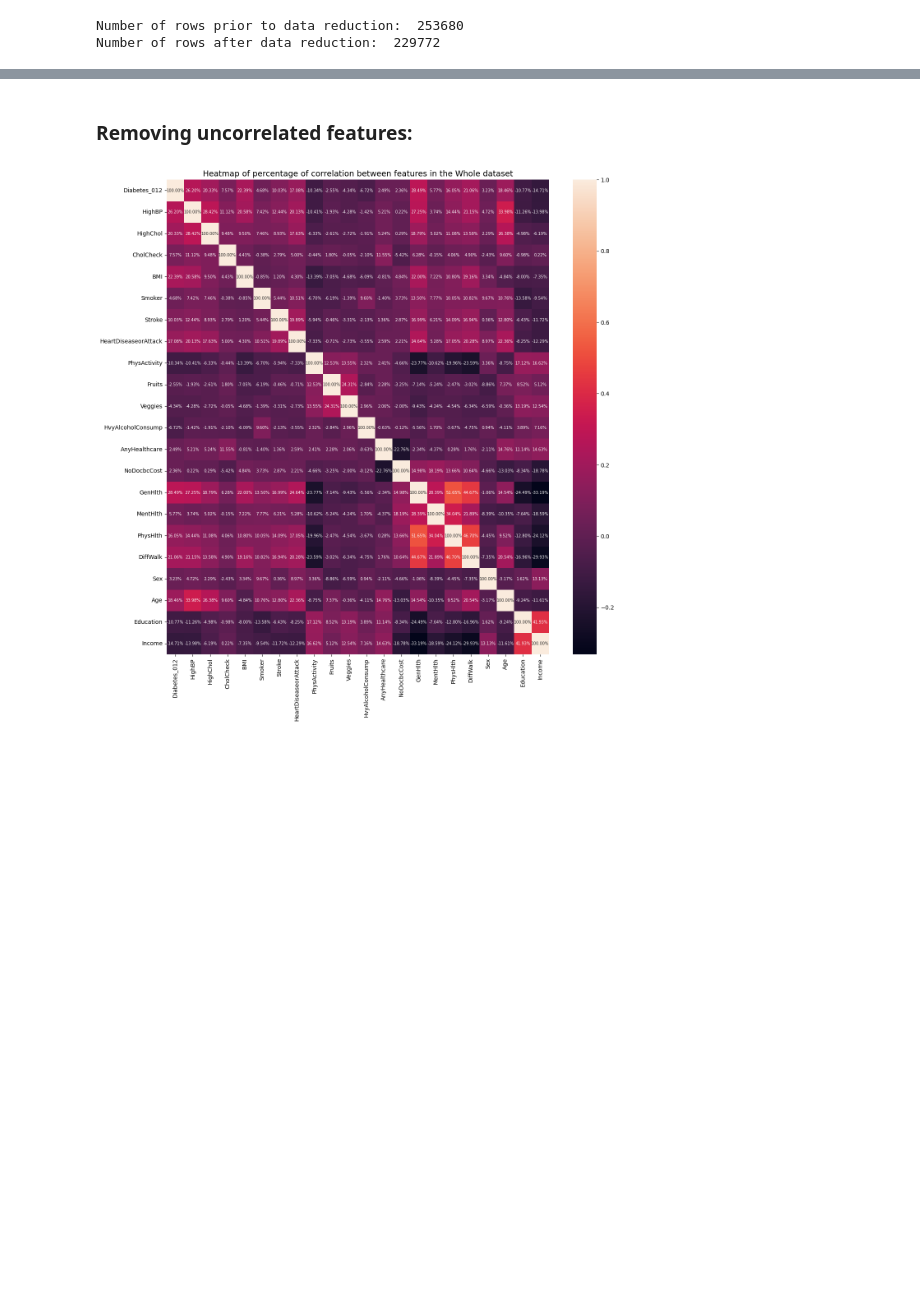
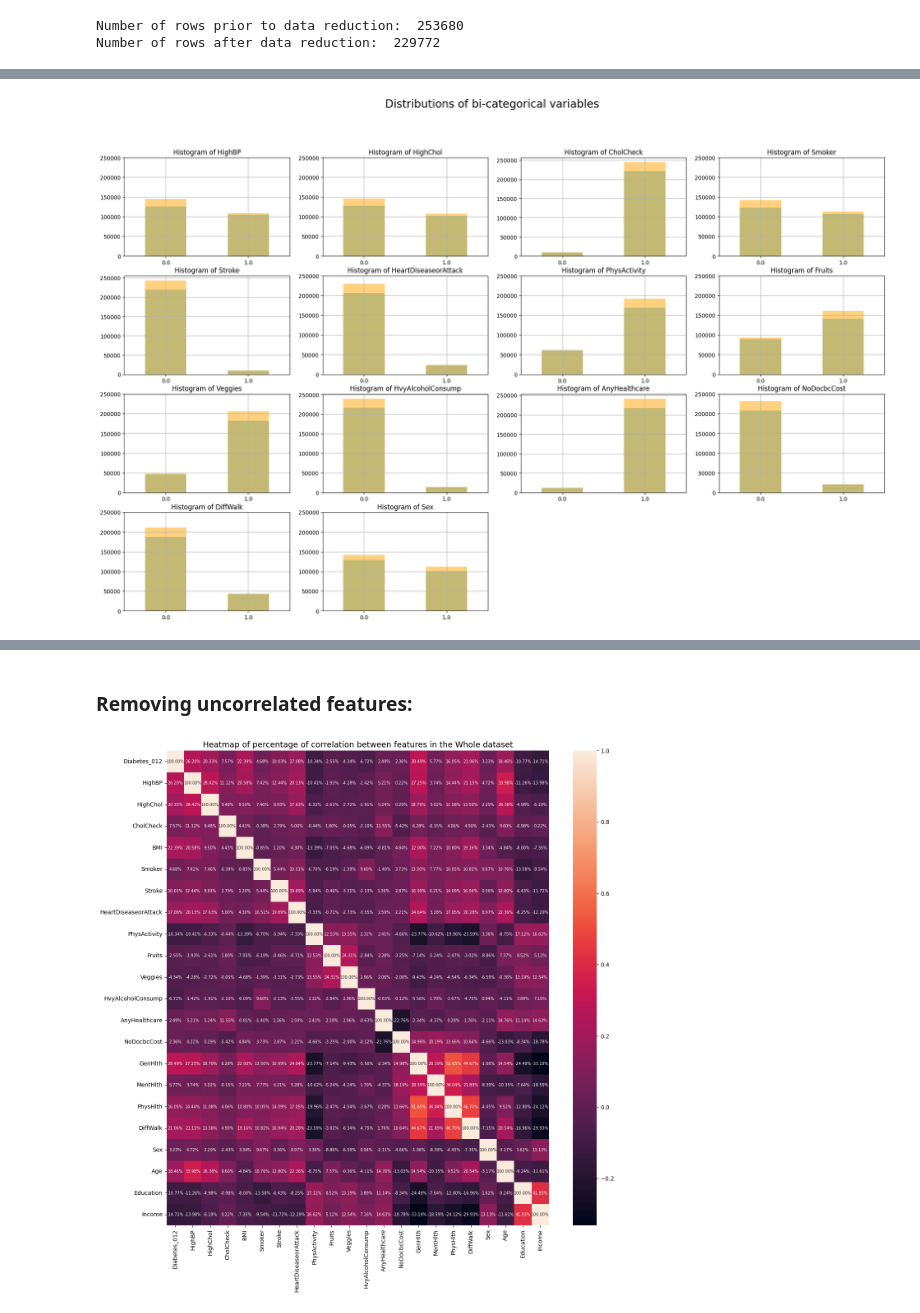
Before and after one commit to AliGarAlon/Diabetes_Project, a Jupyter notebook: diabetes_model.ipynb, the cells around one changed output, grey strips where cells are left out. Cells and saved outputs as stored; diff of their text form; code cells hidden in the pictures; blank space fills up the shorter version.

```diff
--- a/diabetes_model.ipynb
+++ b/diabetes_model.ipynb
@@ -345,0 +387,34 @@ Number of rows after data reduction:  229772
+# %%
+# BI-CATEGORICAL VARIABLES:
+df_biCategorical = df[['HighBP','HighChol','CholCheck','Smoker','Stroke','HeartDiseaseorAttack','PhysActivity','Fruits','Veggies','HvyAlcoholConsump','AnyHealthcare','NoDocbcCost','DiffWalk','Sex']]
+
+# Creation of subplots:
+fig, axes = plt.subplots(nrows=4, ncols=4, figsize=(25, 15)) #'axes' is an array with two elements, 2D.
+                                                            # Each 'axes' object represents one subplot.
+
+# Flatten the axes array to a 1D array
+axes = axes.flatten()#Converting the 2D array of axes objects into a 1D array.
+                     #Useful when you want iterating over the subplots,
+                     #regardless of whether there is one row or multiple rows.
+
+# Remove empty subplot in row 2, column 3 because it is empty
+fig.delaxes(axes[-2])
+fig.delaxes(axes[-1])
+
+for i, feature in enumerate(df_biCategorical.columns):
+    ax = axes[i]
+    df_biCategorical[feature].value_counts().sort_index().plot(kind='bar', color='skyblue', ax=ax)
+    originalRows_df[feature].value_counts().sort_index().plot(kind='bar', color='orange', ax=ax, alpha=0.5)
+    ax.set_title(f'Histogram of {feature}')
+    ax.set_xlabel('')
+    # Rotate x-axis labels
+    ax.set_xticklabels(ax.get_xticklabels(), rotation=0)
+    ax.set_yticks(np.arange(0, 300000, 50000))
+    ax.grid(True)
+
+# Adjust layout
+plt.suptitle("Distributions of bi-categorical variables", fontsize=20)
+#plt.tight_layout()
+plt.show()
+# %% [output]
+[figure, added]
```
Also changed, not shown: parts of 18 cells of this notebook.
